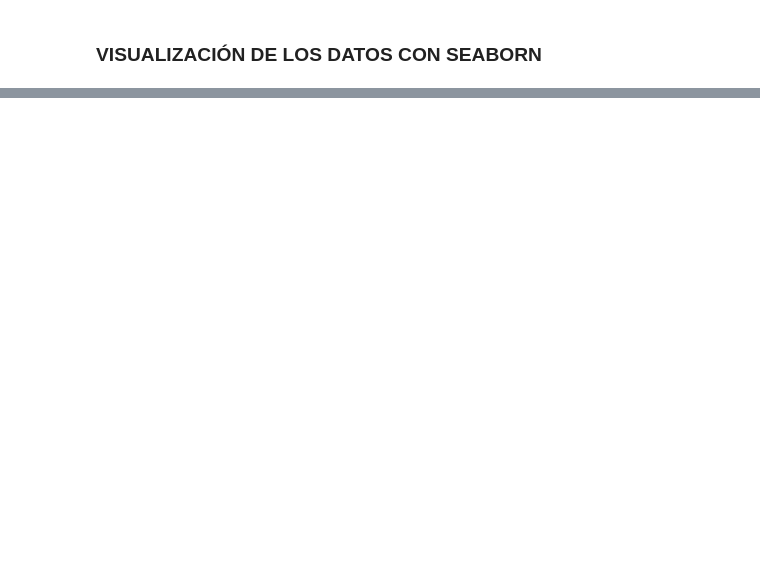
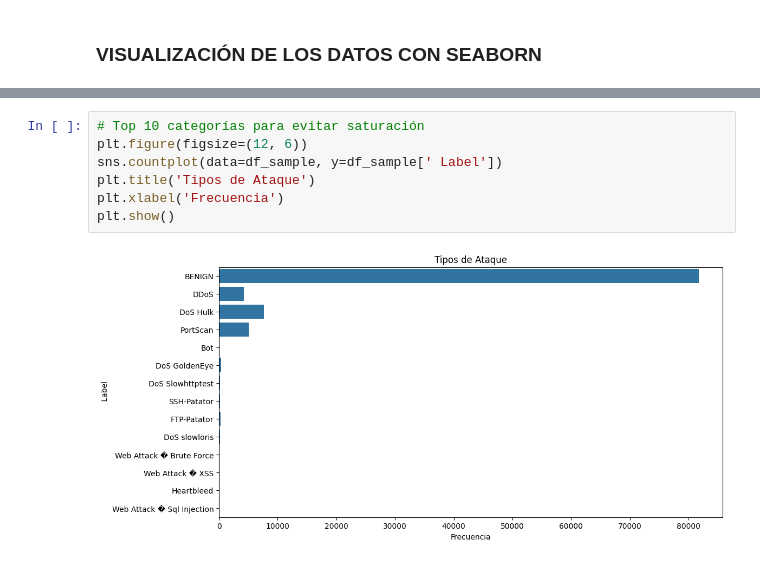
Before and after one commit to Rocpa/CICIDS2K17_RandomForest, a Jupyter notebook: eda.ipynb, the cells around one changed output, grey strips where cells are left out. Saved outputs shown, nothing was run; the diff lists cells and outputs as text; blank space fills up the shorter version.

```diff
--- a/eda.ipynb
+++ b/eda.ipynb
@@ -46,0 +62,9 @@ df.describe(include='all')
+# %%
+# Top 10 categorías para evitar saturación
+plt.figure(figsize=(12, 6))
+sns.countplot(data=df_sample, y=df_sample[' Label'])
+plt.title('Tipos de Ataque')
+plt.xlabel('Frecuencia')
+plt.show()
+# %% [output]
+[figure, added]
```
Also changed, not shown: parts of 14 cells of this notebook, 1 other file.
